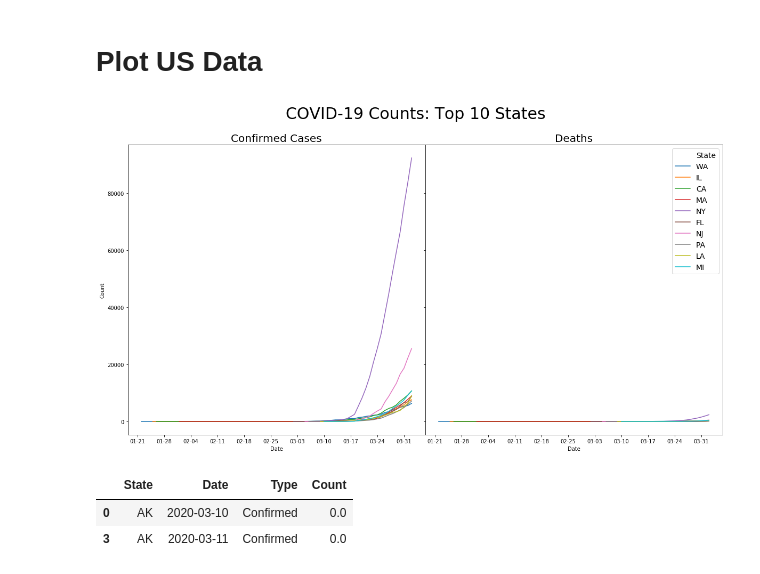
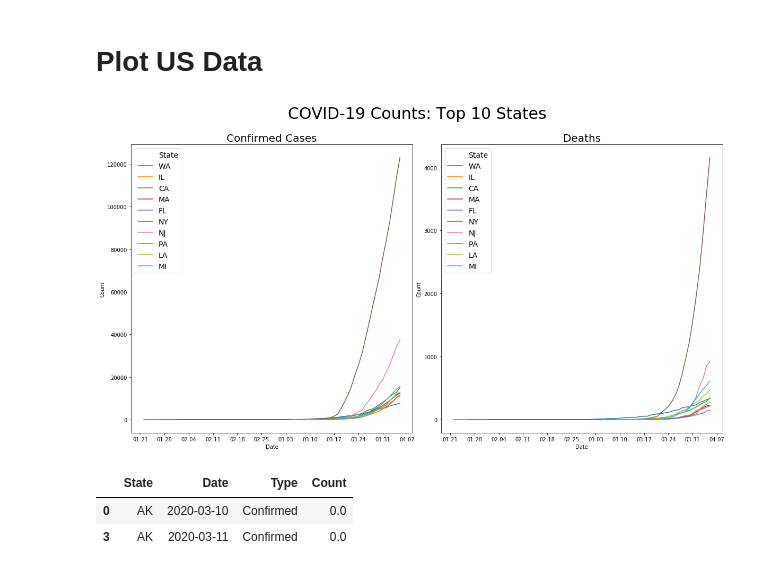
Before and after one commit to ardolino/COVID-19_Viz_Python, a Jupyter notebook: COVID19 Plots from Johns Hopkins Raw Data.ipynb, the cells around one changed output. Saved outputs shown, nothing was run; the diff lists cells and outputs as text; code cells hidden in the pictures.

```diff
--- a/COVID19 Plots from Johns Hopkins Raw Data.ipynb
+++ b/COVID19 Plots from Johns Hopkins Raw Data.ipynb
@@ -146,16 +146,16 @@ topcountrydeaths[:2]
 # %%
 #plot global map
 with sns.plotting_context(rc={"legend.fontsize":14}):
-    fig, (ax1, ax2) = plt.subplots(1, 2, sharex='col', sharey='row')
+    fig, (ax1, ax2) = plt.subplots(1, 2)#, sharex='col', sharey='row')
     fig.set_size_inches(20,10)
-    fig.subplots_adjust(hspace=0.0, wspace=0.0)
+    fig.subplots_adjust(hspace=0.0, wspace=0.1)
     fig.suptitle("COVID-19 Counts: Top 10 Countries", fontsize=30)
 
     date_form = DateFormatter("%m-%d")
     ax1.xaxis.set_major_formatter(date_form)
     ax1.xaxis.set_major_locator(mdates.WeekdayLocator(interval=1))
     ax1.set_title("Confirmed Cases", fontsize=20)
-    sns.lineplot(x='Date', y='Count', hue='CountryRegion', data=topcountryconfirmed.sort_values('CountryRegion'), sort=True, markers=True, ax=ax1, legend=False)
+    sns.lineplot(x='Date', y='Count', hue='CountryRegion', data=topcountryconfirmed.sort_values('CountryRegion'), sort=True, markers=True, ax=ax1, legend='full')
 
     ax2.xaxis.set_major_formatter(date_form)
     ax2.xaxis.set_major_locator(mdates.WeekdayLocator(interval=1))
@@ -472,24 +472,24 @@ topstatedeaths[:2]
 # Plot US Data
 # %%
 with sns.plotting_context(rc={"legend.fontsize":14}):
-    fig, (ax1, ax2) = plt.subplots(1, 2, sharex='col', sharey='row')
+    fig, (ax1, ax2) = plt.subplots(1, 2)#, sharex='col', sharey='row')
     fig.set_size_inches(20,10)
-    fig.subplots_adjust(hspace=0.0, wspace=0.0)
+    fig.subplots_adjust(hspace=0.0, wspace=0.1)
     fig.suptitle("COVID-19 Counts: Top 10 States", fontsize=30)
 
     date_form = DateFormatter("%m-%d")
     ax1.xaxis.set_major_formatter(date_form)
     ax1.xaxis.set_major_locator(mdates.WeekdayLocator(interval=1))
     ax1.set_title("Confirmed Cases", fontsize=20)
-    sns.lineplot(x='Date', y='Count', hue='State', data=topstateconfirmed.sort_values('Date'), sort=True, markers=True, ax=ax1, legend=False)
+    sns.lineplot(x='Date', y='Count', hue='State', data=topstateconfirmed.sort_values('Date'), sort=True, markers=True, ax=ax1, legend='full')
 
     ax2.xaxis.set_major_formatter(date_form)
     ax2.xaxis.set_major_locator(mdates.WeekdayLocator(interval=1))
     ax2.set_title("Deaths", fontsize=20)
     #ax2.set_ylabel("")
     sns.lineplot(x='Date', y='Count', hue='State', data=topstatedeaths.sort_values('Date'), sort=True, markers=True, ax=ax2, legend='full')
 # %% [output]
-[figure, old version]
+[figure, new version]
 # %%
 #isolate confirmed data by state
 stateconfirmed = statedata[statedata['Type'].isin(['Confirmed'])]
```
Also changed, not shown: parts of 25 cells of this notebook.
